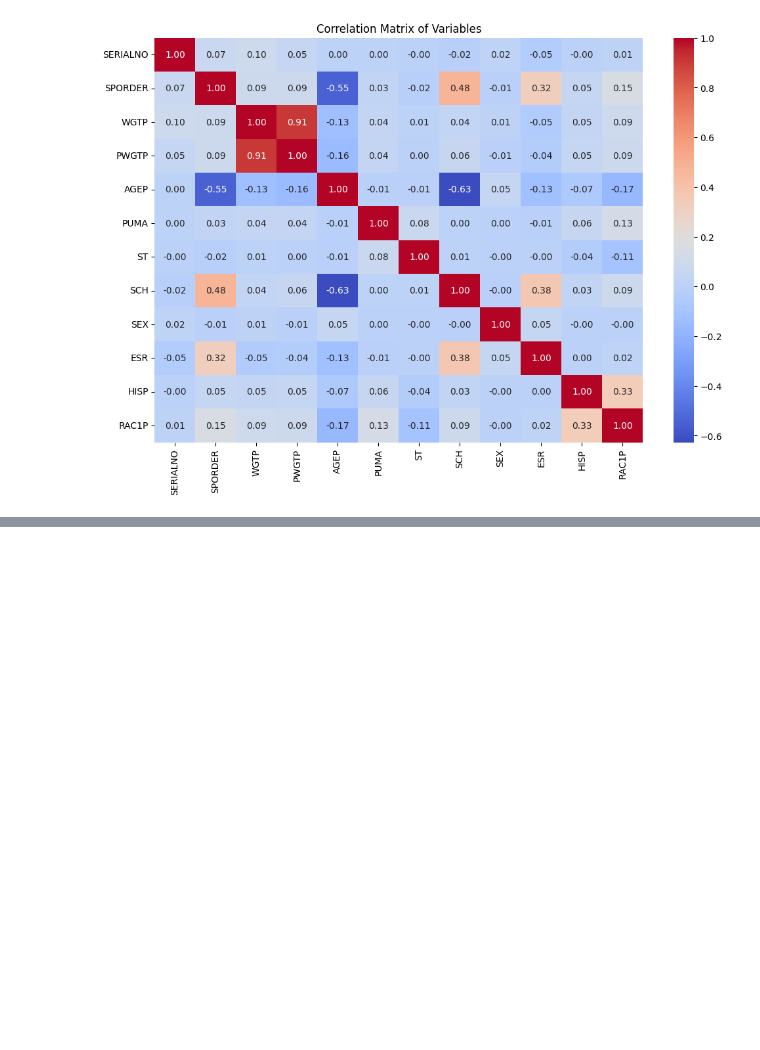
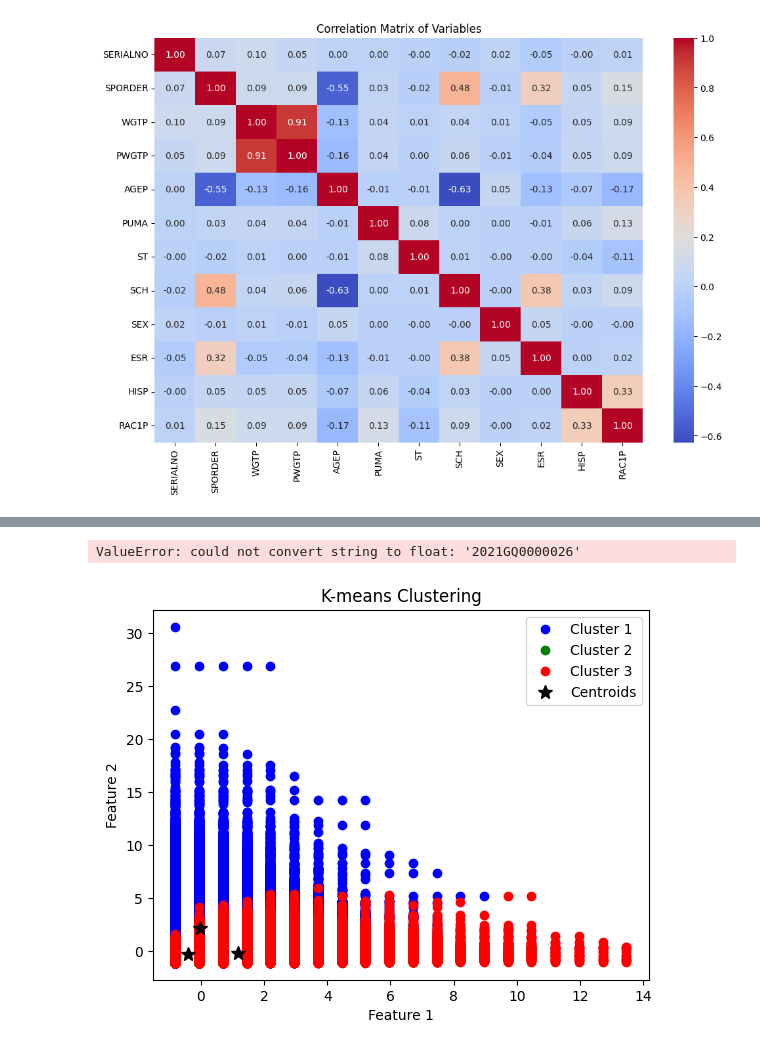
Before and after one commit to teddyoweh/qside-research, a Jupyter notebook: main.ipynb, the cells around one changed output, grey strips where cells are left out. Drawn from its saved outputs; the diff is of its cells as text; code cells hidden in the pictures; blank space fills up the shorter version.

Commit message:
implemented clustering

```diff
--- a/main.ipynb
+++ b/main.ipynb
@@ -180,0 +125,2 @@ plt.show()
+# %%
+features,labels=df.drop(['SERIALNO','RAC1P'],axis=1),df['RAC1P']
@@ -180,0 +175,26 @@ plt.show()
+# %%
+scaler = StandardScaler()
+features_scaled = scaler.fit_transform(features)
+# %% [output]
+ValueError: could not convert string to float: '2021GQ0000026'
+# %%
+scaler = StandardScaler()
+features_scaled = scaler.fit_transform(features)
+
+# Apply k-means clustering
+kmeans = KMeans(n_clusters=3)  # You can change the number of clusters as per your requirement
+kmeans.fit(features_scaled)
+labels_pred = kmeans.predict(features_scaled)
+
+# Visualize the clusters (considering the first two features for simplicity)
+plt.plot(features_scaled[labels_pred == 0, 0], features_scaled[labels_pred == 0, 1], 'bo', label='Cluster 1')
+plt.plot(features_scaled[labels_pred == 1, 0], features_scaled[labels_pred == 1, 1], 'go', label='Cluster 2')
+plt.plot(features_scaled[labels_pred == 2, 0], features_scaled[labels_pred == 2, 1], 'ro', label='Cluster 3')
+plt.plot(kmeans.cluster_centers_[:, 0], kmeans.cluster_centers_[:, 1], 'k*', markersize=10, label='Centroids')
+plt.title('K-means Clustering')
+plt.xlabel('Feature 1')
+plt.ylabel('Feature 2')
+plt.legend()
+plt.show()
+# %% [output]
+[figure, added]
```
Also changed, not shown: parts of 24 cells of this notebook, 1 other file.
